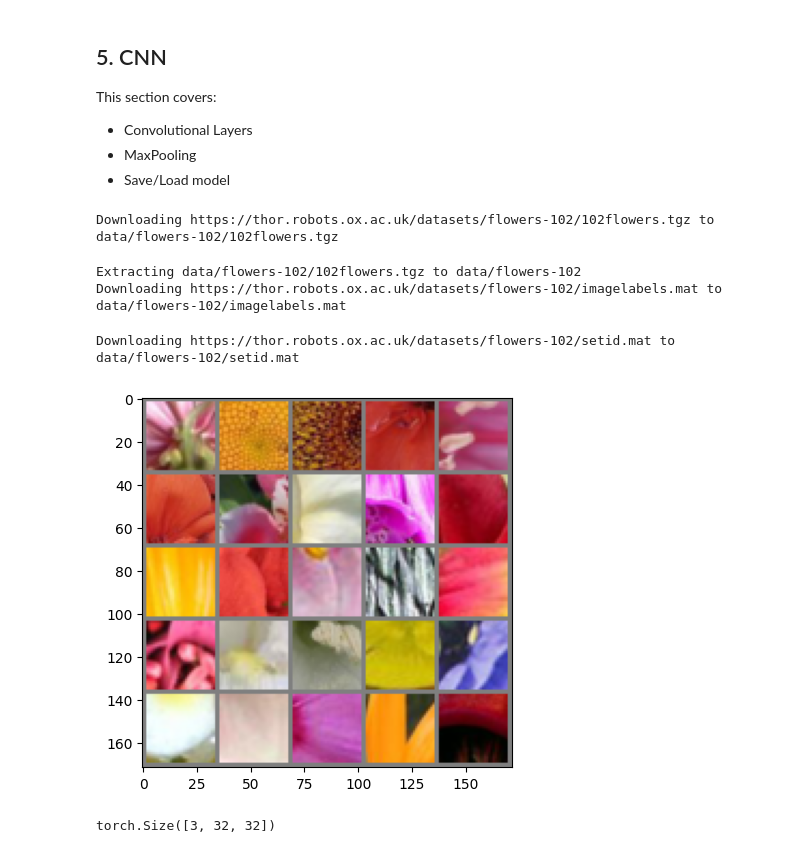
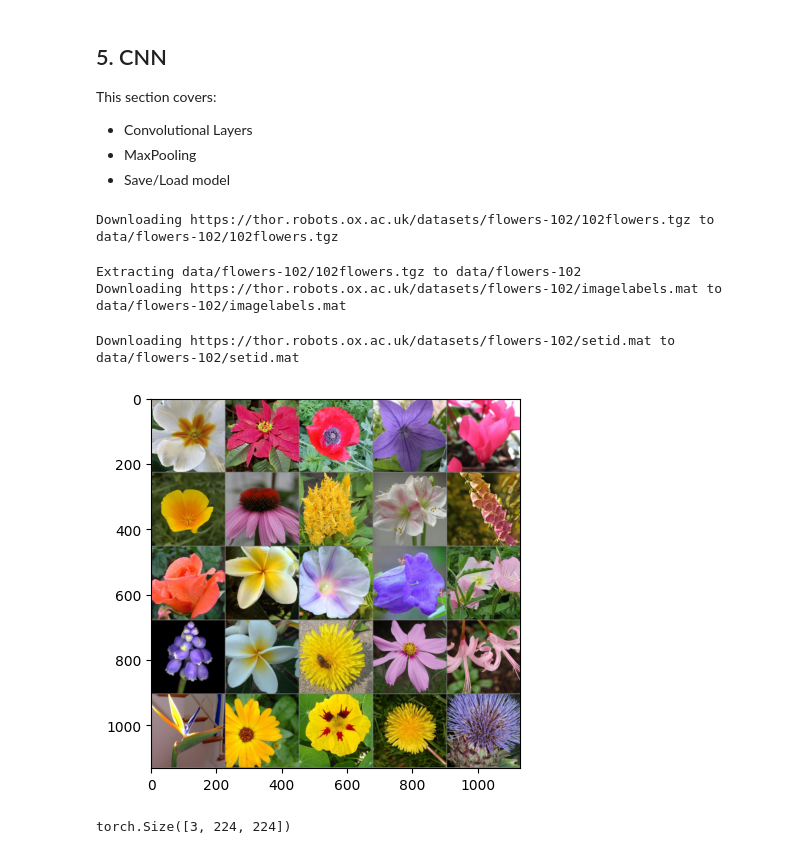
Before and after one commit to INT2-19/INT2_Open_Assessment, a Jupyter notebook: INT2_PyTorch_Flowers102_Experiment.ipynb, the cells around one changed output. Cells and saved outputs as stored; diff of their text form; code cells hidden in the pictures.

Commit message:
Callum, Lucy, Scarlet - Converting Niave CNN to handle big images.

```diff
--- a/INT2_PyTorch_Flowers102_Experiment.ipynb
+++ b/INT2_PyTorch_Flowers102_Experiment.ipynb
@@ -28,7 +28,7 @@ learning_rate = 0.001
 
 # Transforming images
 transform = transforms.Compose([transforms.Resize(256),
-                                      transforms.CenterCrop(32),     # Converts to 224x224
+                                      transforms.CenterCrop(224),     # Converts to 224x224
                                       transforms.ToTensor(),
                                       transforms.Normalize(mean=[0.5, 0.5, 0.5],
                                                             std=[0.5, 0.5, 0.5])])
@@ -41,35 +41,35 @@ train_dataset = torchvision.datasets.Flowers102(root='./data', split='train',
 test_dataset = torchvision.datasets.Flowers102(root='./data', split='test',
                                        download=True, transform=transform)
 
 train_loader = torch.utils.data.DataLoader(train_dataset, batch_size=batch_size,
                                           shuffle=True)
 
 test_loader = torch.utils.data.DataLoader(test_dataset, batch_size=batch_size,
                                          shuffle=False)
 
 #classes = ('plane', 'car', 'bird', 'cat',
 #           'deer', 'dog', 'frog', 'horse', 'ship', 'truck')
 
 def imshow(imgs):
     imgs = imgs / 2 + 0.5   # unnormalize
     npimgs = imgs.numpy()
     plt.imshow(np.transpose(npimgs, (1, 2, 0)))
     plt.show()
 
  #one batch of random training images
 dataiter = iter(train_loader)
 images, labels = dataiter.__next__()
 img_grid = torchvision.utils.make_grid(images[0:25], nrow=5)
 imshow(img_grid)
 
 print(images[0].size())
 # %% [output]
 Downloading https://thor.robots.ox.ac.uk/datasets/flowers-102/102flowers.tgz to data/flowers-102/102flowers.tgz
 Extracting data/flowers-102/102flowers.tgz to data/flowers-102
 Downloading https://thor.robots.ox.ac.uk/datasets/flowers-102/imagelabels.mat to data/flowers-102/imagelabels.mat
 Downloading https://thor.robots.ox.ac.uk/datasets/flowers-102/setid.mat to data/flowers-102/setid.mat
-[figure, old version]
+[figure, new version]
-torch.Size([3, 32, 32])
+torch.Size([3, 224, 224])
 # %%
 class ConvNet(nn.Module):
     def __init__(self):
```
Also changed, not shown: parts of 3 cells of this notebook.
